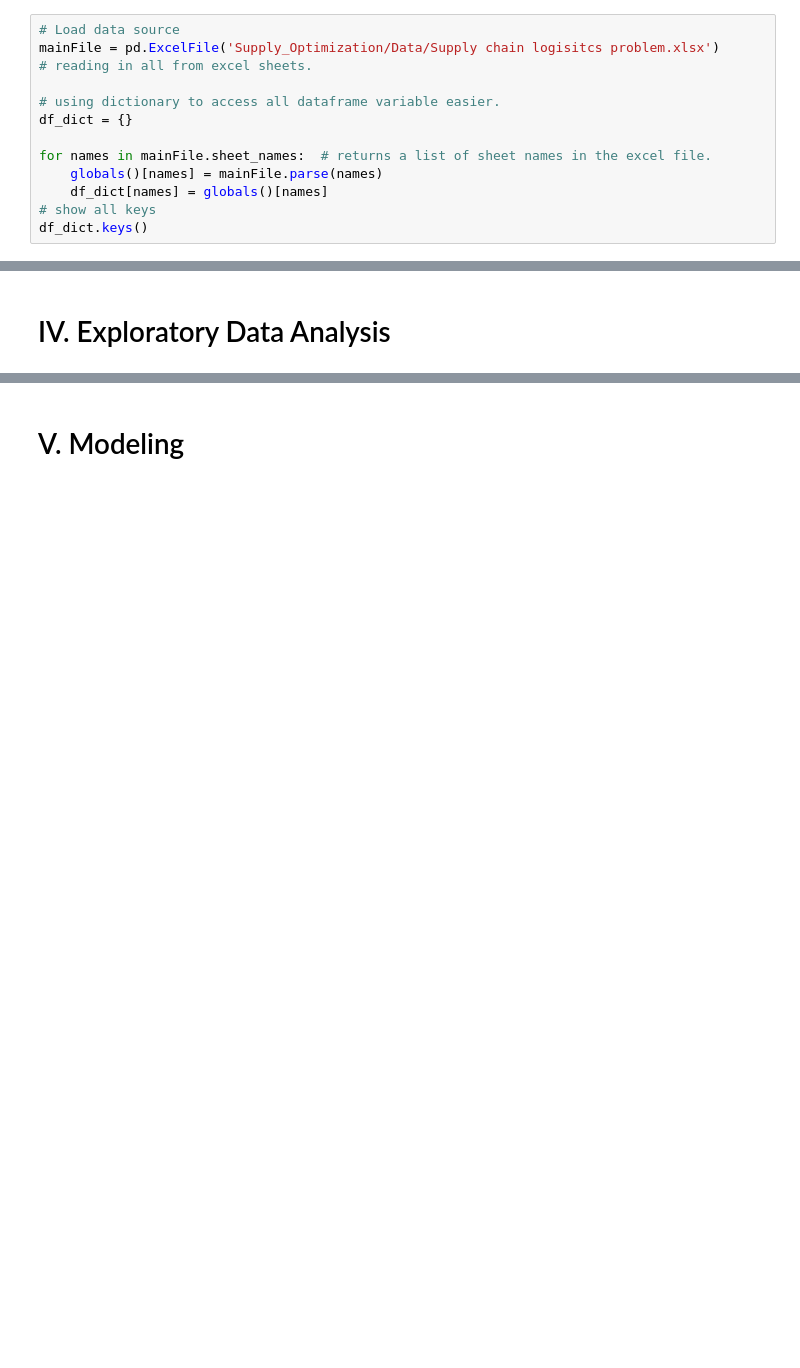
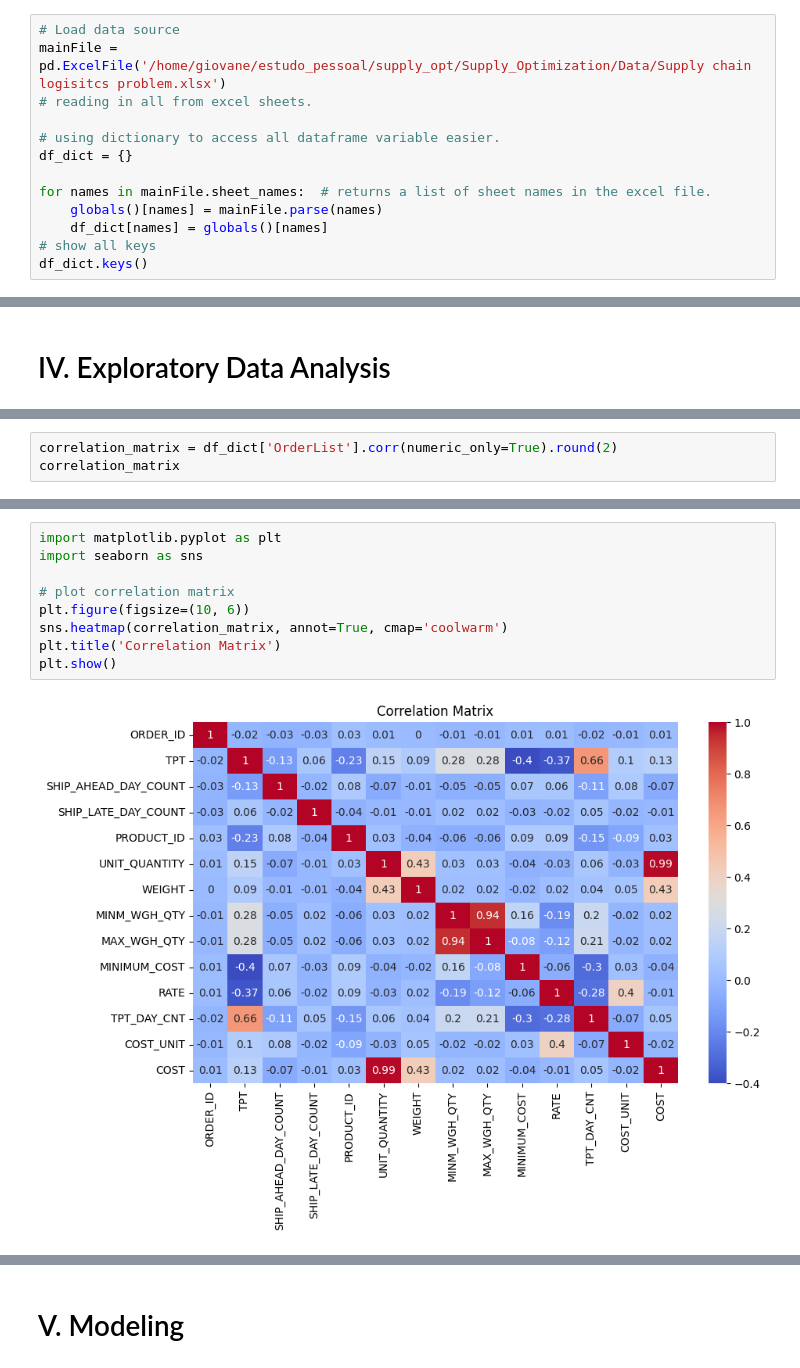
Before and after one commit to petrugeral/Supply_Optimization, a Jupyter notebook: workspace.ipynb, the cells around one changed output, grey strips where cells are left out. Drawn from its saved outputs; the diff is of its cells as text; blank space fills up the shorter version.

```diff
--- a/workspace.ipynb
+++ b/workspace.ipynb
@@ -8,7 +8,7 @@ import numpy as np
 # II. Dataset Download
 # %%
 # Load data source
-mainFile = pd.ExcelFile('Supply_Optimization/Data/Supply chain logisitcs problem.xlsx')
+mainFile = pd.ExcelFile('/home/giovane/estudo_pessoal/supply_opt/Supply_Optimization/Data/Supply chain logisitcs problem.xlsx')
 # reading in all from excel sheets.
 
 # using dictionary to access all dataframe variable easier.
@@ -43,0 +160,3 @@ df_dict['OrderList']
+# %%
+correlation_matrix = df_dict['OrderList'].corr(numeric_only=True).round(2)
+correlation_matrix
@@ -43,0 +179,11 @@ df_dict['OrderList']
+# %%
+import matplotlib.pyplot as plt
+import seaborn as sns
+
+# plot correlation matrix
+plt.figure(figsize=(10, 6))
+sns.heatmap(correlation_matrix, annot=True, cmap='coolwarm')
+plt.title('Correlation Matrix')
+plt.show()
+# %% [output]
+[figure, added]
```
Also changed, not shown: parts of 21 cells of this notebook.
